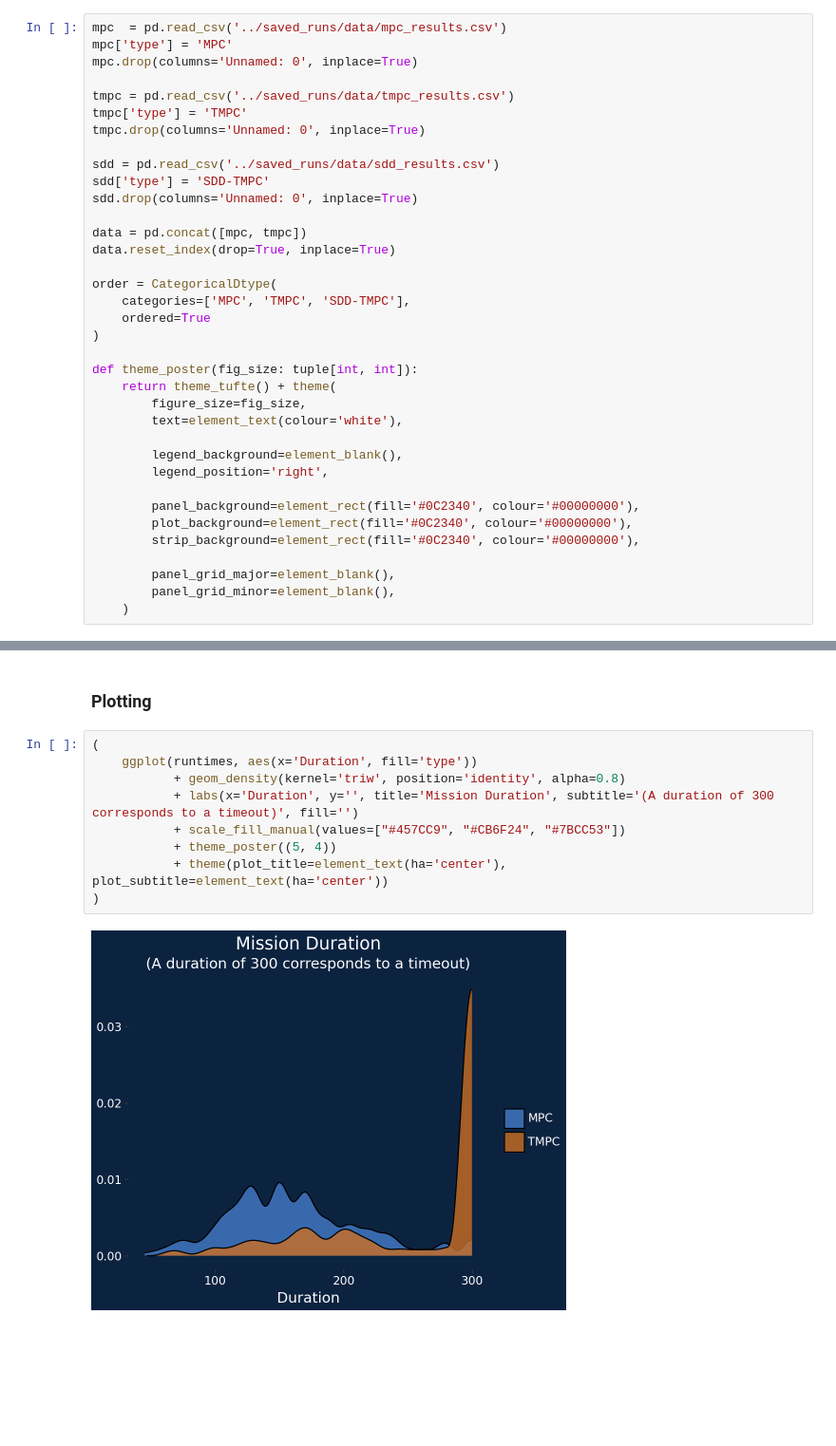
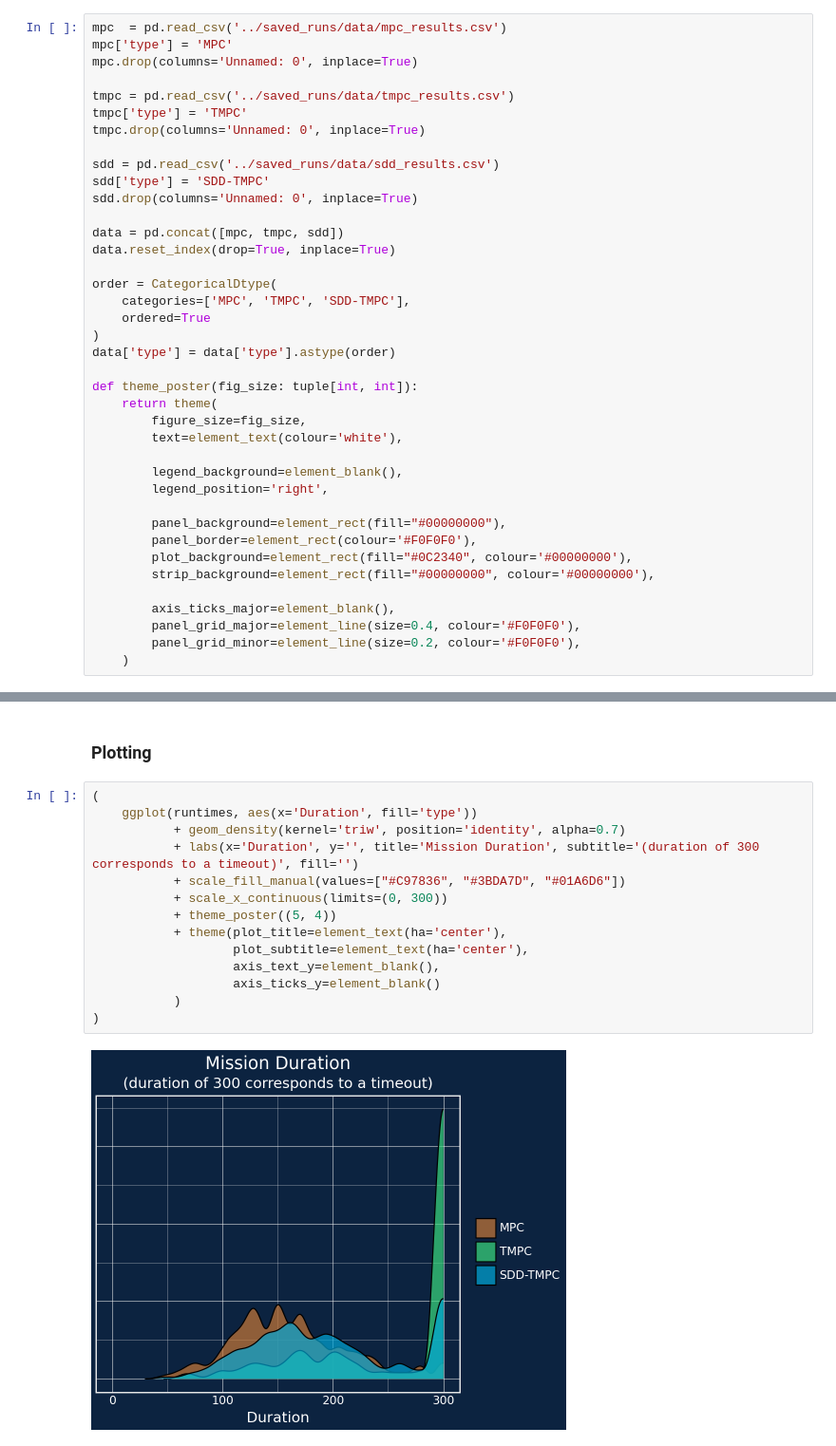
Before and after one commit to svenschoonebeek/Perception-Aware-Search-and-Rescue, a Jupyter notebook: src/processing_nico.ipynb, the cells around one changed output, grey strips where cells are left out. Shown at 95% size. Saved outputs shown, nothing was run; the diff lists cells and outputs as text; blank space fills up the shorter version.

```diff
--- a/src/processing_nico.ipynb
+++ b/src/processing_nico.ipynb
@@ -17,28 +17,31 @@ sdd = pd.read_csv('../saved_runs/data/sdd_results.csv')
 sdd['type'] = 'SDD-TMPC'
 sdd.drop(columns='Unnamed: 0', inplace=True)
 
-data = pd.concat([mpc, tmpc])
+data = pd.concat([mpc, tmpc, sdd])
 data.reset_index(drop=True, inplace=True)
 
 order = CategoricalDtype(
     categories=['MPC', 'TMPC', 'SDD-TMPC'],
     ordered=True
 )
+data['type'] = data['type'].astype(order)
 
 def theme_poster(fig_size: tuple[int, int]):
-    return theme_tufte() + theme(
+    return theme(
         figure_size=fig_size,
         text=element_text(colour='white'),
 
         legend_background=element_blank(),
         legend_position='right',
 
-        panel_background=element_rect(fill='#0C2340', colour='#00000000'),
-        plot_background=element_rect(fill='#0C2340', colour='#00000000'),
-        strip_background=element_rect(fill='#0C2340', colour='#00000000'),
+        panel_background=element_rect(fill="#00000000"),
+        panel_border=element_rect(colour='#F0F0F0'),
+        plot_background=element_rect(fill="#0C2340", colour='#00000000'),
+        strip_background=element_rect(fill="#00000000", colour='#00000000'),
 
-        panel_grid_major=element_blank(),
-        panel_grid_minor=element_blank(),
+        axis_ticks_major=element_blank(),
+        panel_grid_major=element_line(size=0.4, colour='#F0F0F0'),
+        panel_grid_minor=element_line(size=0.2, colour='#F0F0F0'),
     )
 # %% [markdown]
 # Collisions
@@ -96,14 +85,19 @@ success['Duration'] /= 100
 # %%
 (
     ggplot(runtimes, aes(x='Duration', fill='type'))
-           + geom_density(kernel='triw', position='identity', alpha=0.8)
-           + labs(x='Duration', y='', title='Mission Duration', subtitle='(A duration of 300 corresponds to a timeout)', fill='')
-           + scale_fill_manual(values=["#457CC9", "#CB6F24", "#7BCC53"])
+           + geom_density(kernel='triw', position='identity', alpha=0.7)
+           + labs(x='Duration', y='', title='Mission Duration', subtitle='(duration of 300 corresponds to a timeout)', fill='')
+           + scale_fill_manual(values=["#C97836", "#3BDA7D", "#01A6D6"])
+           + scale_x_continuous(limits=(0, 300))
            + theme_poster((5, 4))
-           + theme(plot_title=element_text(ha='center'), plot_subtitle=element_text(ha='center'))
+           + theme(plot_title=element_text(ha='center'),
+                   plot_subtitle=element_text(ha='center'),
+                   axis_text_y=element_blank(),
+                   axis_ticks_y=element_blank()
+           )
 )
 # %% [output]
-[figure, old version]
+[figure, new version]
 # %%
 (
     ggplot(success, aes(x='type', y='Duration', fill='type'))
```
Also changed, not shown: parts of 4 cells of this notebook, 1 other file.
